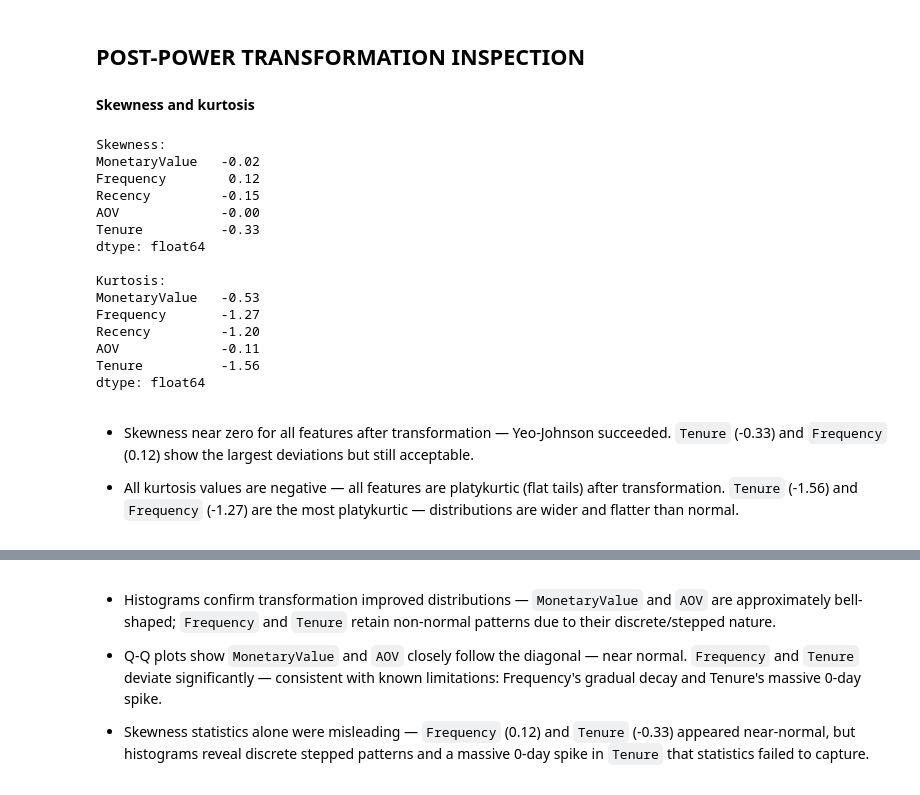
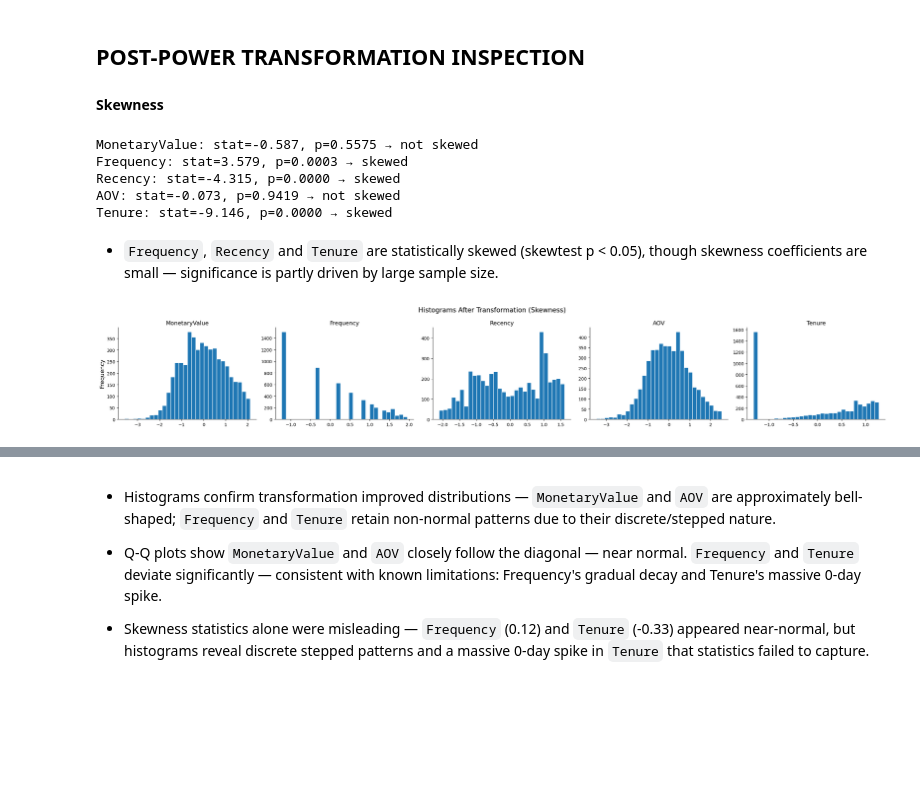
Before and after one commit to adulamaciej/Customer-Segmentation-K-Means, a Jupyter notebook: code/clustering.ipynb, the cells around one changed output, grey strips where cells are left out. Drawn from its saved outputs; the diff is of its cells as text; code cells hidden in the pictures; blank space fills up the shorter version.

```diff
--- a/code/clustering.ipynb
+++ b/code/clustering.ipynb
@@ -756,31 +770,34 @@ transformed_df[cols] = pt.fit_transform(non_outliers_df[cols])
 # %% [markdown]
 ## POST-POWER TRANSFORMATION INSPECTION
 # %% [markdown]
-**Skewness and kurtosis**
+**Skewness**
-# %%
-# Skewness and kurtosis statistics after transformation
-print("Skewness:")
-print(transformed_df[['MonetaryValue', 'Frequency', 'Recency', 'AOV', 'Tenure']].skew().round(2))
-
-print("\nKurtosis:")
-print(transformed_df[['MonetaryValue', 'Frequency', 'Recency', 'AOV', 'Tenure']].kurtosis().round(2))
-# %% [output]
-Skewness:
-MonetaryValue   -0.02
-Frequency        0.12
-Recency         -0.15
-AOV             -0.00
-Tenure          -0.33
-dtype: float64
-
-Kurtosis:
-MonetaryValue   -0.53
-Frequency       -1.27
-Recency         -1.20
-AOV             -0.11
-Tenure          -1.56
-dtype: float64
-# %% [markdown]
-- Skewness near zero for all features after transformation — Yeo-Johnson succeeded. `Tenure` (-0.33) and `Frequency` (0.12) show the largest deviations but still acceptable.
-
-- All kurtosis values are negative — all features are platykurtic (flat tails) after transformation. `Tenure` (-1.56) and `Frequency` (-1.27) are the most platykurtic — distributions are wider and flatter than normal.
+# %%
+cols = ['MonetaryValue', 'Frequency', 'Recency', 'AOV', 'Tenure']
+for col in cols:
+    stat, p = skewtest(transformed_df[col])
+    print(f"{col}: stat={stat:.3f}, p={p:.4f} {'→ skewed' if p < 0.05 else '→ not skewed'}")
+# %% [output]
+MonetaryValue: stat=-0.587, p=0.5575 → not skewed
+Frequency: stat=3.579, p=0.0003 → skewed
+Recency: stat=-4.315, p=0.0000 → skewed
+AOV: stat=-0.073, p=0.9419 → not skewed
+Tenure: stat=-9.146, p=0.0000 → skewed
+# %% [markdown]
+- `Frequency`, `Recency` and `Tenure` are statistically skewed (skewtest p < 0.05), though skewness
+coefficients are small — significance is partly driven by large sample size.
+# %%
+fig, axes = plt.subplots(1, 5, figsize=(25, 4))
+cols = ['MonetaryValue', 'Frequency', 'Recency', 'AOV', 'Tenure']
+
+for i, col in enumerate(cols):
+    axes[i].hist(transformed_df[col], bins=30, edgecolor='white')
+    axes[i].set_title(col, fontsize=13)
+    axes[i].spines['top'].set_visible(False)
+    axes[i].spines['right'].set_visible(False)
+
+axes[0].set_ylabel('Frequency', fontsize=13)
+plt.suptitle('Histograms After Transformation (Skewness)', fontsize=15)
+plt.tight_layout()
+plt.show()
+# %% [output]
+[figure, added]
```
Also changed, not shown: parts of 9 cells of this notebook, 3 other files.
